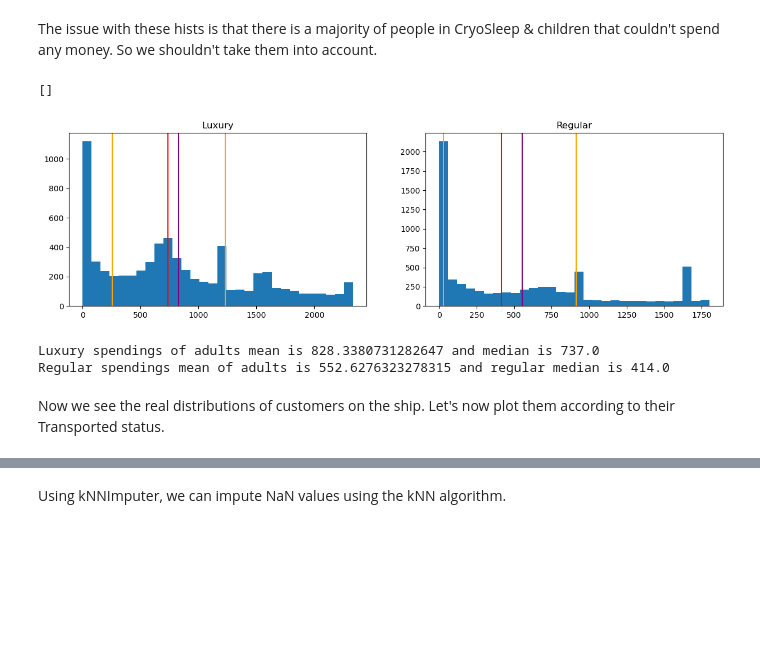
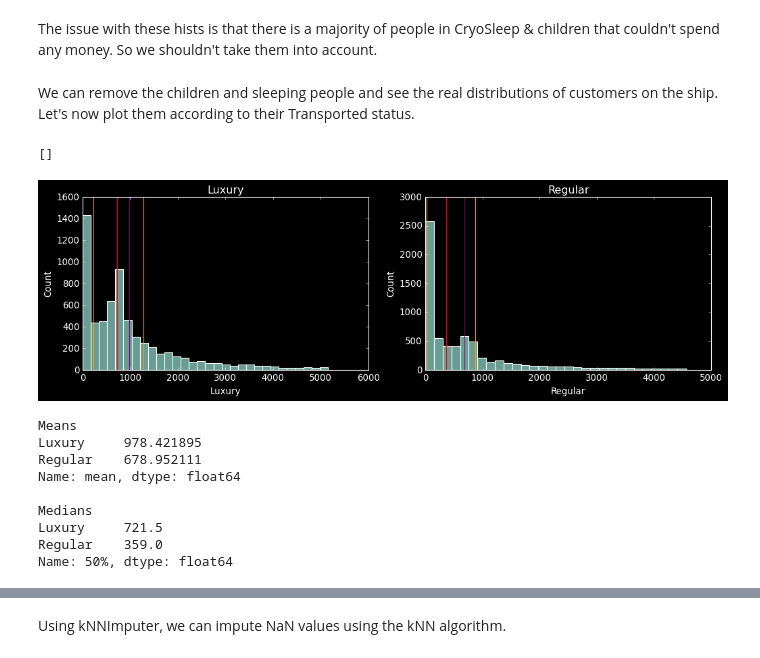
Before and after one commit to raacee/spaceship-titanic, a Jupyter notebook: working/sps-t-lgbm.ipynb, the cells around one changed output, grey strips where cells are left out. Drawn from its saved outputs; the diff is of its cells as text; code cells hidden in the pictures; blank space fills up the shorter version.

```diff
--- a/working/sps-t-lgbm.ipynb
+++ b/working/sps-t-lgbm.ipynb
@@ -502,0 +489,5 @@ Name: Luxury, Length: 12970, dtype: float64
+# %%
+for col in cols:
+    df[col] = np.where(((df[col] - df[col].mean())/df[col].std()) > 2.33, np.nan, df[col])
+
+df[cols]
@@ -509,6 +525,5 @@ We will now encode the string values to numerical values, using :
 
 OrdinalEncoder is usually used with data that can be ordered. In my case, because I want to use a RandomForest, I figured I can allow myself to use OrdinalEncoder for every categorical feature.
 # %%
-label_enc = LabelEncoder()
-ord_enc = OrdinalEncoder()
-oh_enc = OneHotEncoder(drop='first', sparse_output=False)
+ord_enc = OrdinalEncoder(dtype=float)
+lab_enc = LabelEncoder()
@@ -525,7 +532,4 @@ label_enc.classes_, label_enc.transform(label_enc.classes_)
 # %%
-df = df.apply(lambda series: pd.Series(
-    LabelEncoder().fit_transform(series[series.notnull()]),
-    index=series[series.notnull()].index
-))
-df['Transported'].notna().sum(), df['Transported'].isna().sum()
+lab_enc.fit([False, True, np.nan])
+lab_enc.classes_
 # %% [output]
@@ -532,0 +537,4 @@ df['Transported'].notna().sum(), df['Transported'].isna().sum()
+# %%
+df['Transported'] = lab_enc.transform(df['Transported'])
+df['Transported'] = df['Transported'].astype(float)
+df['Transported']
@@ -605,34 +642,43 @@ plt.plot()
 # %% [markdown]
 The issue with these hists is that there is a majority of people in CryoSleep & children that couldn't spend any money. So we shouldn't take them into account.
+# %% [markdown]
+We can remove the children and sleeping people and see the real distributions of customers on the ship. Let's now plot them according to their Transported status.
 # %%
 df_money = df[df["CryoSleep"] == False]
 df_money = df_money[df_money["Age"] >= 13]
 
 fig, axs = plt.subplots(1, 2, figsize=(15,4))
 
-axs[0].hist(df_money["Luxury"], bins=30)
+sns.histplot(data=df_money["Luxury"], bins=30, ax=axs[0])
 axs[0].axvline(df_money["Luxury"].mean(), c="purple")
 axs[0].axvline(df_money["Luxury"].median(), c="red")
 axs[0].axvline(df_money["Luxury"].quantile(0.25), c="orange")
 axs[0].axvline(df_money["Luxury"].quantile(0.75), c="orange")
 axs[0].set_title("Luxury")
 
-axs[1].hist(df_money["Regular"], bins=30)
+sns.histplot(data=df_money["Regular"], bins=30, ax=axs[1])
 axs[1].axvline(df_money["Regular"].mean(), c="purple")
 axs[1].axvline(df_money["Regular"].median(), c="red")
 axs[1].axvline(df_money["Regular"].quantile(0.25), c="orange")
 axs[1].axvline(df_money["Regular"].quantile(0.75), c="orange")
 axs[1].set_title("Regular")
 
 plt.plot()
 # %% [output]
 []
-[figure, old version]
+[figure, new version]
 # %%
-print(f'Luxury spendings of adults mean is {df_money["Luxury"].mean()} and median is {df_money["Luxury"].median()}')
-print(f'Regular spendings mean of adults is {df_money["Regular"].mean()} and regular median is {df_money["Regular"].median()}')
+print("Means")
+print(df_money[['Luxury','Regular']].describe().loc['mean'], "\n")
+print("Medians")
+print(df_money[['Luxury','Regular']].describe().loc['50%'])
 # %% [output]
-Luxury spendings of adults mean is 828.3380731282647 and median is 737.0
-Regular spendings mean of adults is 552.6276323278315 and regular median is 414.0
+Means
+Luxury     978.421895
+Regular    678.952111
+Name: mean, dtype: float64
+
+Medians
+Luxury     721.5
+Regular    359.0
+Name: 50%, dtype: float64
-# %% [markdown]
-Now we see the real distributions of customers on the ship. Let's now plot them according to their Transported status.
```
Also changed, not shown: parts of 43 cells of this notebook, 1 other file.
